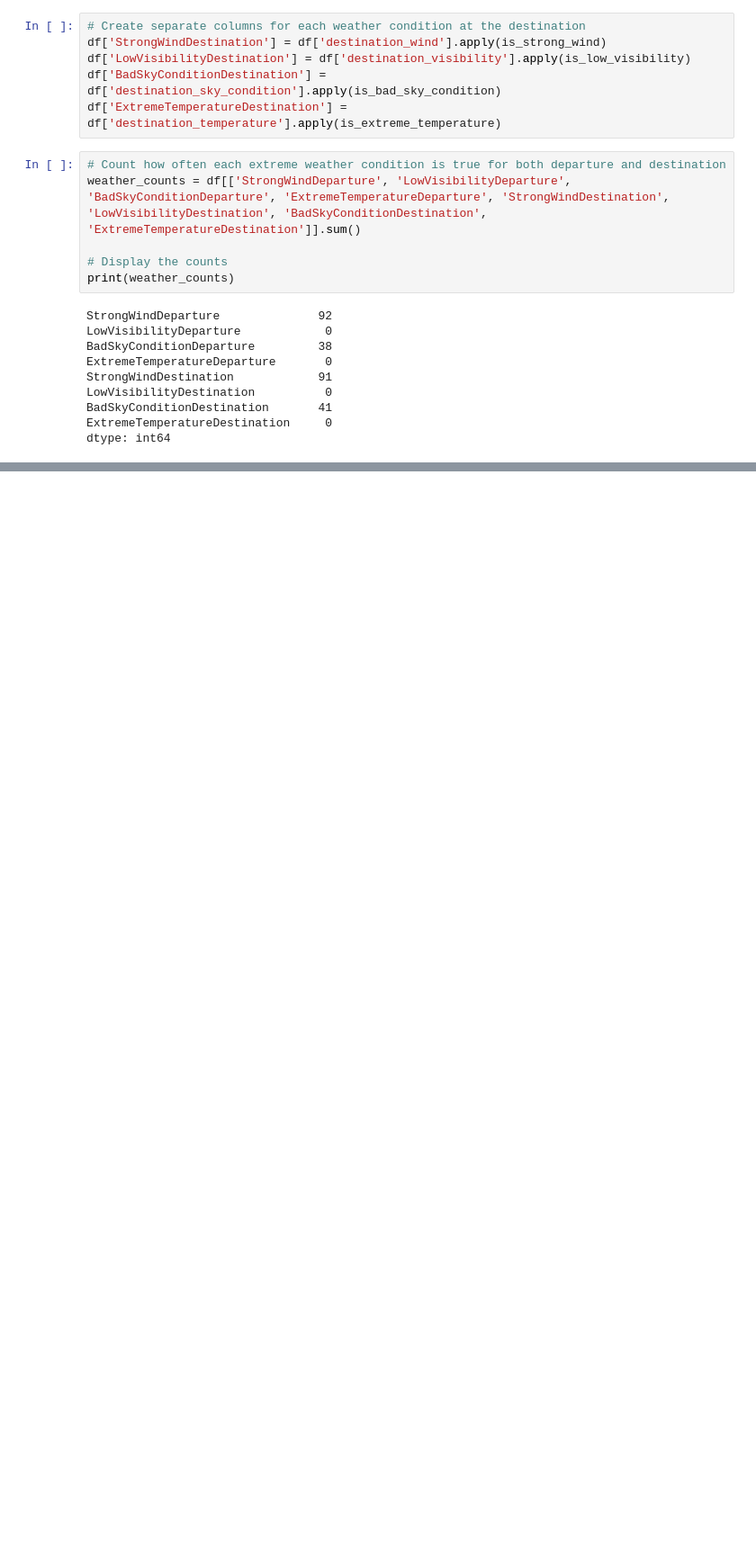
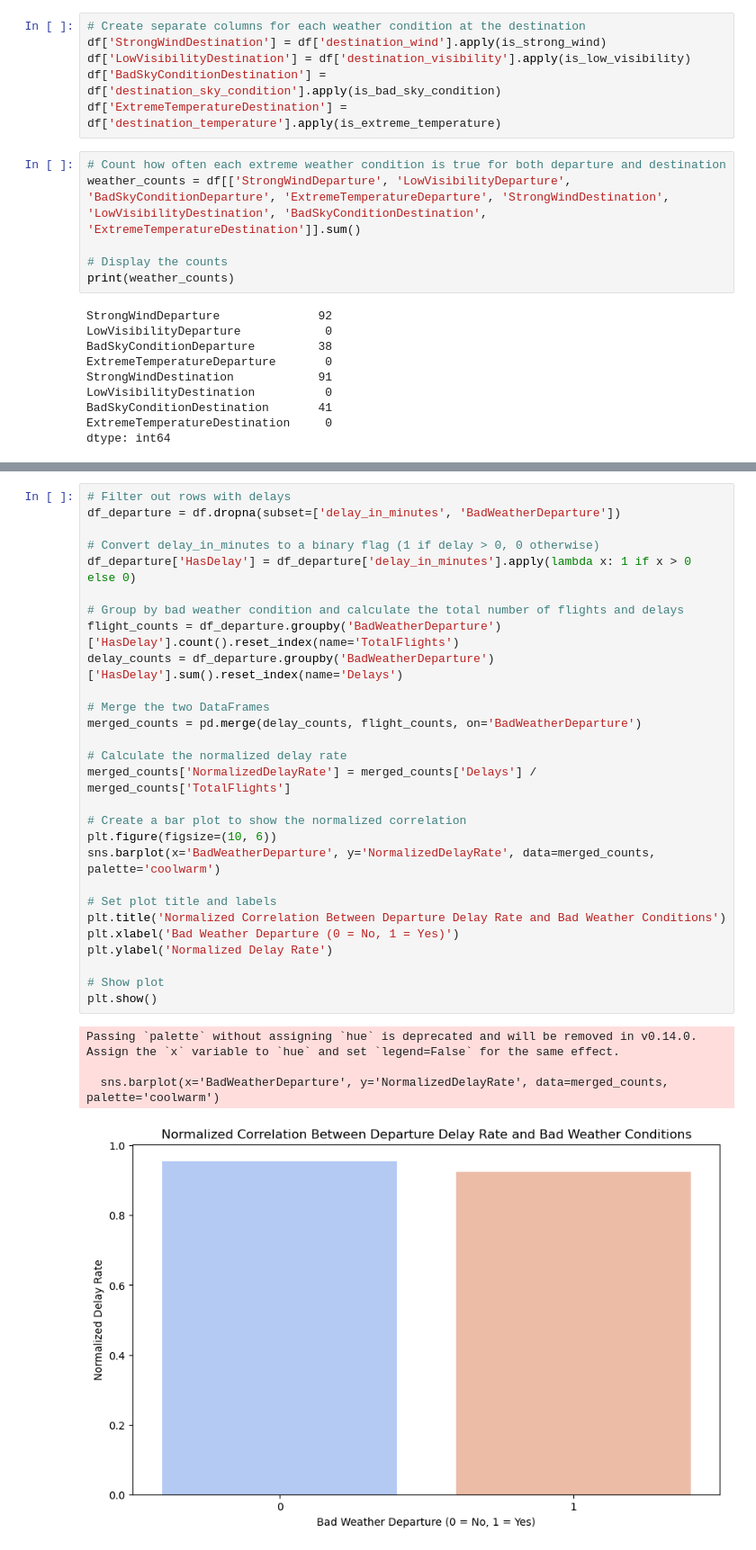
Before and after one commit to MartinLeNizon/FlightDelay, a Jupyter notebook: analysis/analysis.ipynb, the cells around one changed output, grey strips where cells are left out. Shown: that part at 90% size. Drawn from its saved outputs; the diff is of its cells as text; blank space fills up the shorter version.

```diff
--- a/analysis/analysis.ipynb
+++ b/analysis/analysis.ipynb
@@ -281,0 +319,33 @@ df.head()
+# %%
+# Filter out rows with delays
+df_departure = df.dropna(subset=['delay_in_minutes', 'BadWeatherDeparture'])
+
+# Convert delay_in_minutes to a binary flag (1 if delay > 0, 0 otherwise)
+df_departure['HasDelay'] = df_departure['delay_in_minutes'].apply(lambda x: 1 if x > 0 else 0)
+
+# Group by bad weather condition and calculate the total number of flights and delays
+flight_counts = df_departure.groupby('BadWeatherDeparture')['HasDelay'].count().reset_index(name='TotalFlights')
+delay_counts = df_departure.groupby('BadWeatherDeparture')['HasDelay'].sum().reset_index(name='Delays')
+
+# Merge the two DataFrames
+merged_counts = pd.merge(delay_counts, flight_counts, on='BadWeatherDeparture')
+
+# Calculate the normalized delay rate
+merged_counts['NormalizedDelayRate'] = merged_counts['Delays'] / merged_counts['TotalFlights']
+
+# Create a bar plot to show the normalized correlation
+plt.figure(figsize=(10, 6))
+sns.barplot(x='BadWeatherDeparture', y='NormalizedDelayRate', data=merged_counts, palette='coolwarm')
+
+# Set plot title and labels
+plt.title('Normalized Correlation Between Departure Delay Rate and Bad Weather Conditions')
+plt.xlabel('Bad Weather Departure (0 = No, 1 = Yes)')
+plt.ylabel('Normalized Delay Rate')
+
+# Show plot
+plt.show()
+# %% [output]
+Passing `palette` without assigning `hue` is deprecated and will be removed in v0.14.0. Assign the `x` variable to `hue` and set `legend=False` for the same effect.
+
+  sns.barplot(x='BadWeatherDeparture', y='NormalizedDelayRate', data=merged_counts, palette='coolwarm')
+[figure, added]
```
Also changed, not shown: parts of 6 cells of this notebook.
